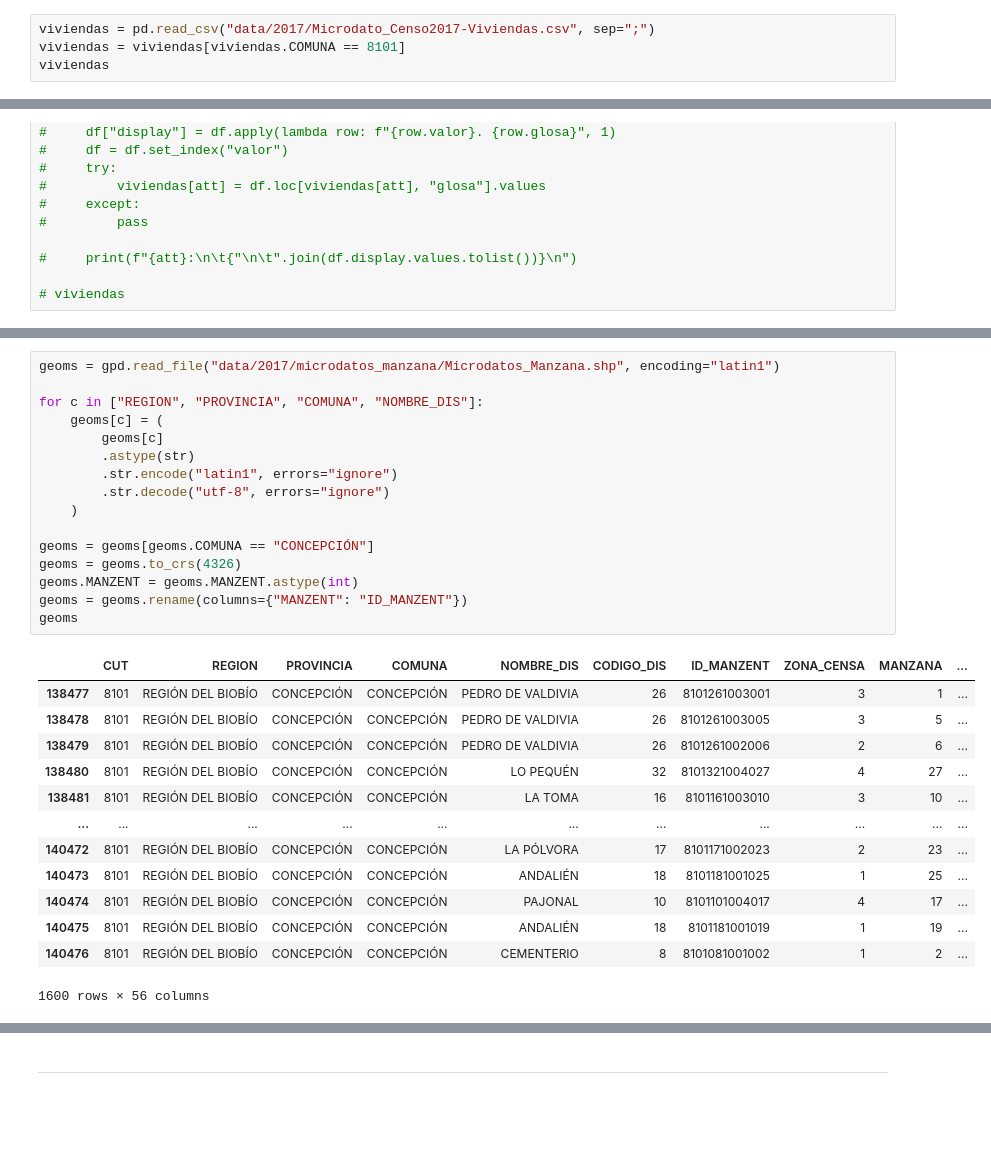
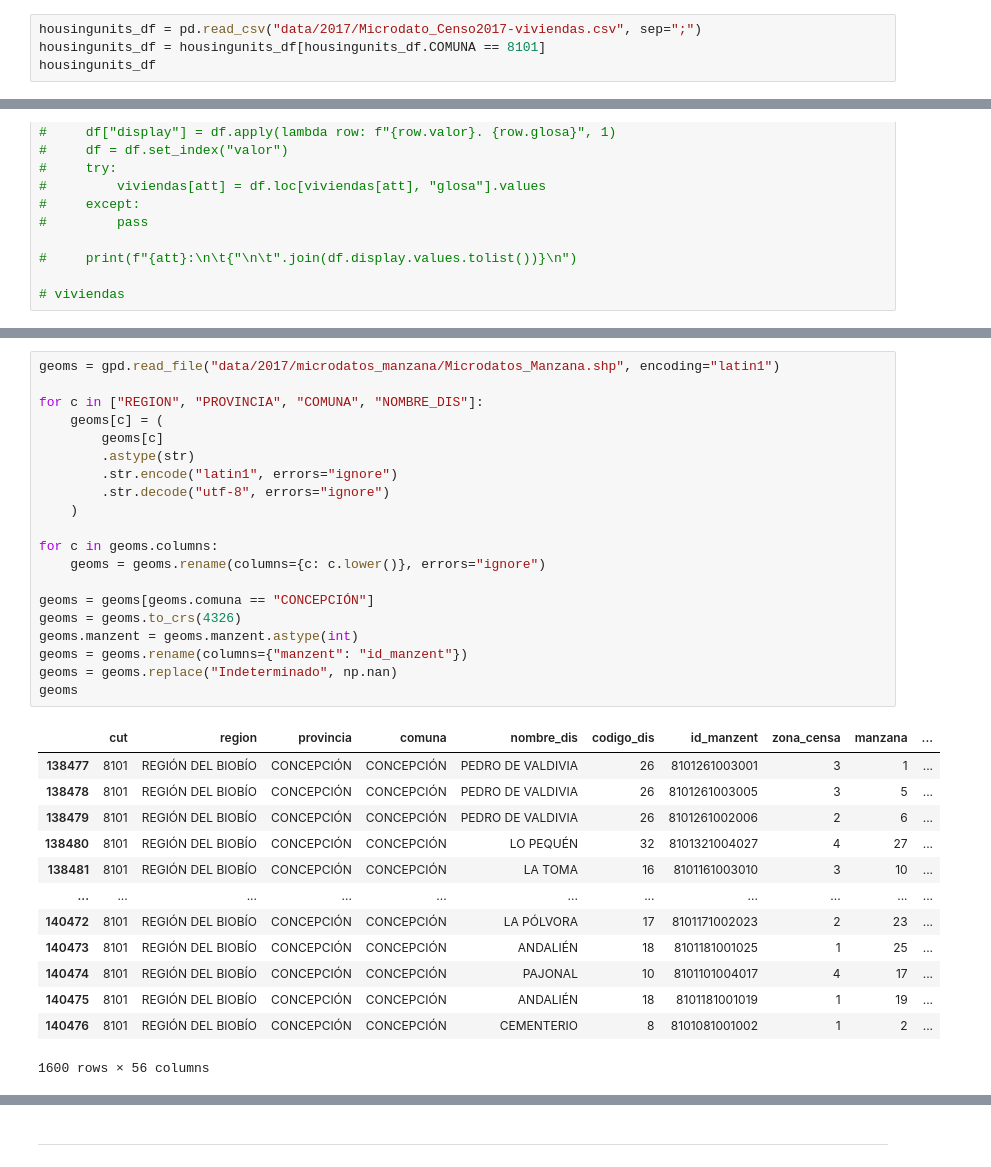
Before and after one commit to zetaso/census-localization, a Jupyter notebook: geolocalize.ipynb, the cells around one changed output, grey strips where cells are left out. Cells and saved outputs as stored; diff of their text form; blank space fills up the shorter version.

```diff
--- a/geolocalize.ipynb
+++ b/geolocalize.ipynb
@@ -101,7 +260,7 @@ personas
 # %%
-viviendas = pd.read_csv("data/2017/Microdato_Censo2017-Viviendas.csv", sep=";")
-viviendas = viviendas[viviendas.COMUNA == 8101]
-viviendas
+housingunits_df = pd.read_csv("data/2017/Microdato_Censo2017-viviendas.csv", sep=";")
+housingunits_df = housingunits_df[housingunits_df.COMUNA == 8101]
+housingunits_df
 # %% [output]
 |  | REGION | PROVINCIA | COMUNA | DC | AREA | ZC_LOC | ID_ZONA_LOC | NVIV | P01 | P02 | ... |
 | 4115678 | 8 | 81 | 8101 | 1 | 1 | 1 | 13946 | 1 | 2 | 1 | ... |
@@ -170,21 +366,25 @@ hogares
 # %%
 geoms = gpd.read_file("data/2017/microdatos_manzana/Microdatos_Manzana.shp", encoding="latin1")
 
 for c in ["REGION", "PROVINCIA", "COMUNA", "NOMBRE_DIS"]:
     geoms[c] = (
         geoms[c]
         .astype(str)
         .str.encode("latin1", errors="ignore")
         .str.decode("utf-8", errors="ignore")
     )
 
-geoms = geoms[geoms.COMUNA == "CONCEPCIÓN"]
+for c in geoms.columns:
+    geoms = geoms.rename(columns={c: c.lower()}, errors="ignore")
+
+geoms = geoms[geoms.comuna == "CONCEPCIÓN"]
 geoms = geoms.to_crs(4326)
-geoms.MANZENT = geoms.MANZENT.astype(int)
-geoms = geoms.rename(columns={"MANZENT": "ID_MANZENT"})
+geoms.manzent = geoms.manzent.astype(int)
+geoms = geoms.rename(columns={"manzent": "id_manzent"})
+geoms = geoms.replace("Indeterminado", np.nan)
 geoms
 # %% [output]
-|  | CUT | REGION | PROVINCIA | COMUNA | NOMBRE_DIS | CODIGO_DIS | ID_MANZENT | ZONA_CENSA | MANZANA | ... |
+|  | cut | region | provincia | comuna | nombre_dis | codigo_dis | id_manzent | zona_censa | manzana | ... |
 | 138477 | 8101 | REGIÓN DEL BIOBÍO | CONCEPCIÓN | CONCEPCIÓN | PEDRO DE VALDIVIA | 26 | 8101261003001 | 3 | 1 | ... |
 | 138478 | 8101 | REGIÓN DEL BIOBÍO | CONCEPCIÓN | CONCEPCIÓN | PEDRO DE VALDIVIA | 26 | 8101261003005 | 3 | 5 | ... |
 | 138479 | 8101 | REGIÓN DEL BIOBÍO | CONCEPCIÓN | CONCEPCIÓN | PEDRO DE VALDIVIA | 26 | 8101261002006 | 2 | 6 | ... |
```
Also changed, not shown: parts of 18 cells of this notebook, 1 other file.
